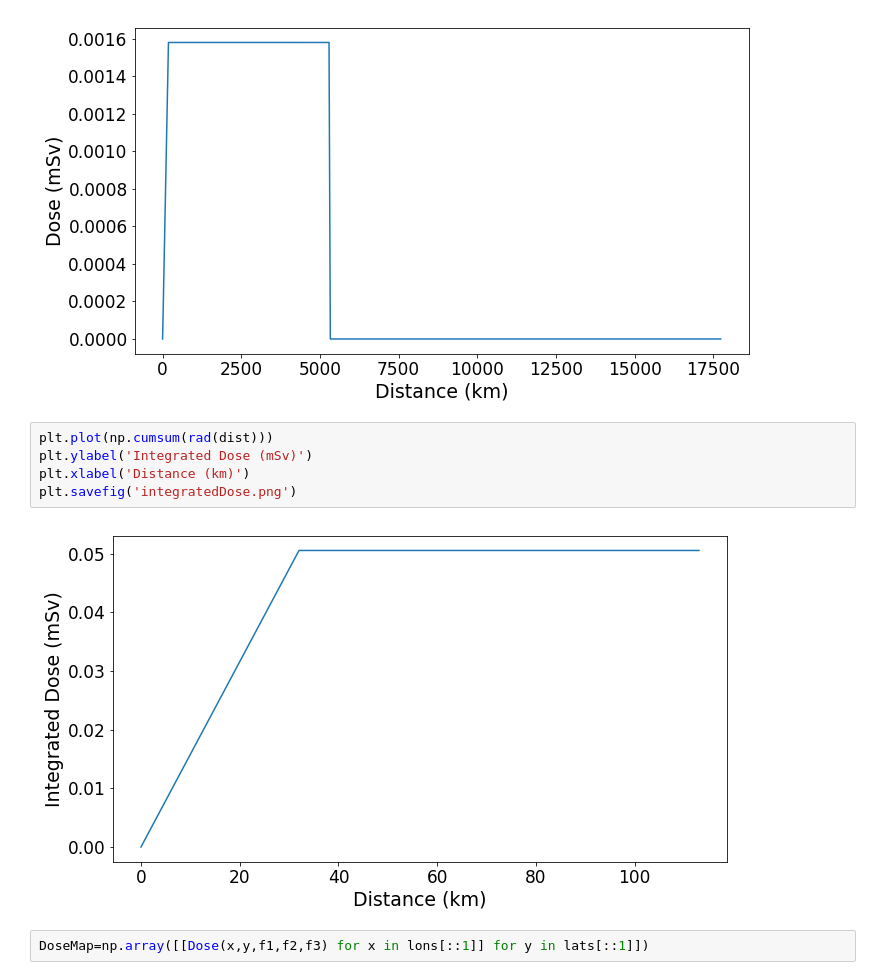
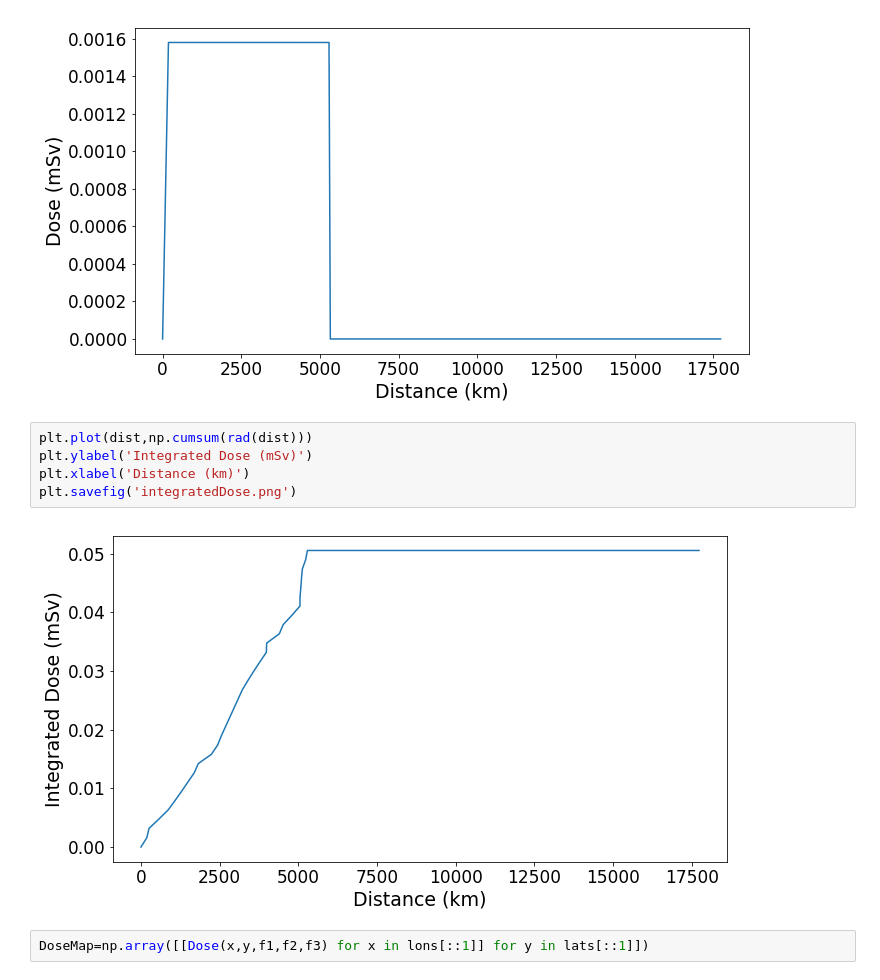
Before and after one commit to ax3l91/space-apps-2017-mayday-athens, a Jupyter notebook: Kp.ipynb, the cells around one changed output. Cells and saved outputs as stored; diff of their text form.

Commit message:
minor fix in integrated plot

```diff
--- a/Kp.ipynb
+++ b/Kp.ipynb
@@ -123,12 +123,12 @@ plt.savefig('Dose.png')
 # %% [output]
 [figure]
 # %%
-plt.plot(np.cumsum(rad(dist)))
+plt.plot(dist,np.cumsum(rad(dist)))
 plt.ylabel('Integrated Dose (mSv)')
 plt.xlabel('Distance (km)')
 plt.savefig('integratedDose.png')
 # %% [output]
-[figure, old version]
+[figure, new version]
 # %%
 DoseMap=np.array([[Dose(x,y,f1,f2,f3) for x in lons[::1]] for y in lats[::1]])
 # %%
```
Also changed, not shown: parts of 1 cell of this notebook.
